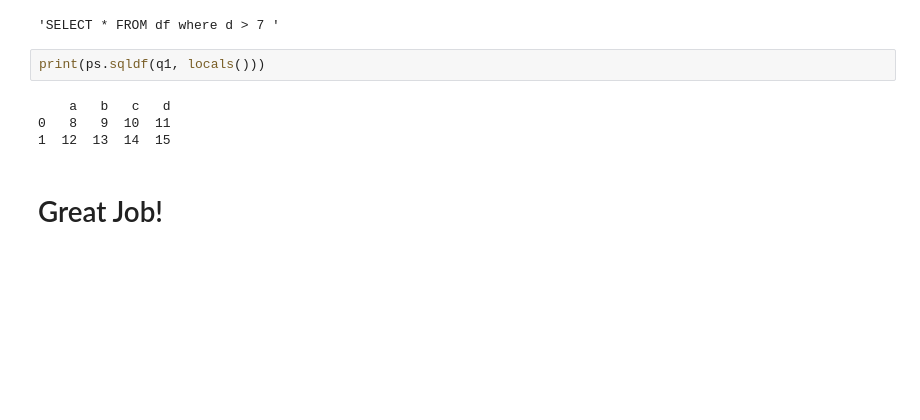
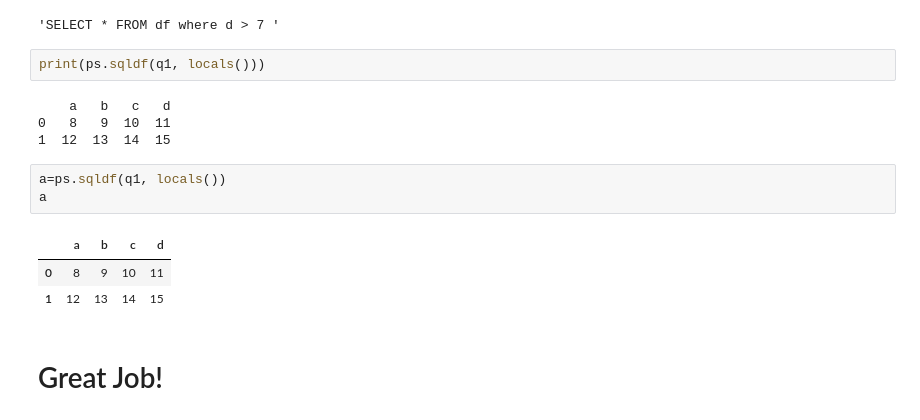
Before and after one commit to Donsuno/Python-Data-Play, a Jupyter notebook: Python-for-Data-Analysis/Pandas/08. Data Input and Output.ipynb, the cells around one changed output. Saved outputs shown, nothing was run; the diff lists cells and outputs as text; blank space fills up the shorter version.

```diff
--- a/Python-for-Data-Analysis/Pandas/08. Data Input and Output.ipynb
+++ b/Python-for-Data-Analysis/Pandas/08. Data Input and Output.ipynb
@@ -175,5 +181,12 @@ print(ps.sqldf(q1, locals()))
     a   b   c   d
 0   8   9  10  11
 1  12  13  14  15
+# %%
+a=ps.sqldf(q1, locals())
+a
+# %% [output]
+|  | a | b | c | d |
+| 0 | 8 | 9 | 10 | 11 |
+| 1 | 12 | 13 | 14 | 15 |
 # %% [markdown]
 # Great Job!
```
Also changed, not shown: parts of 5 cells of this notebook, 11 other files.
